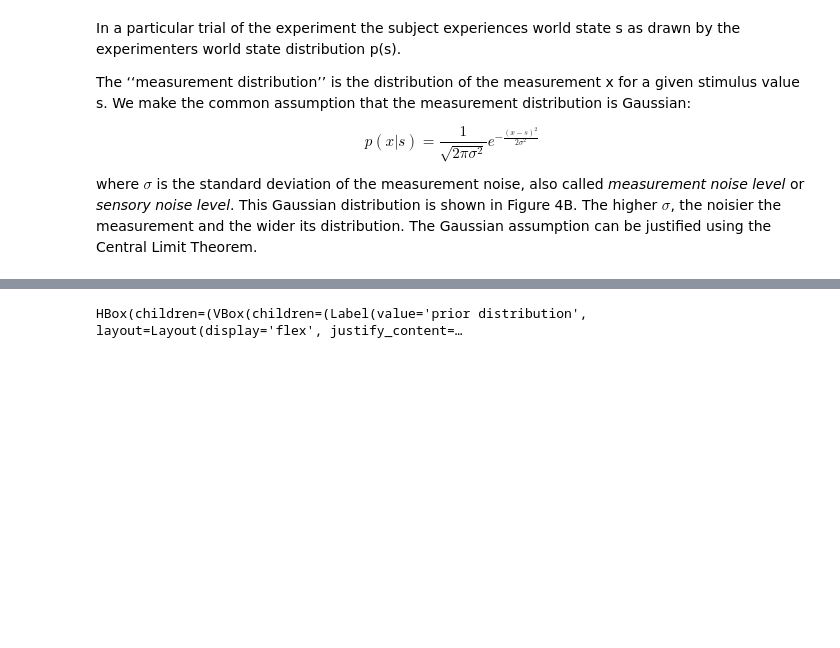
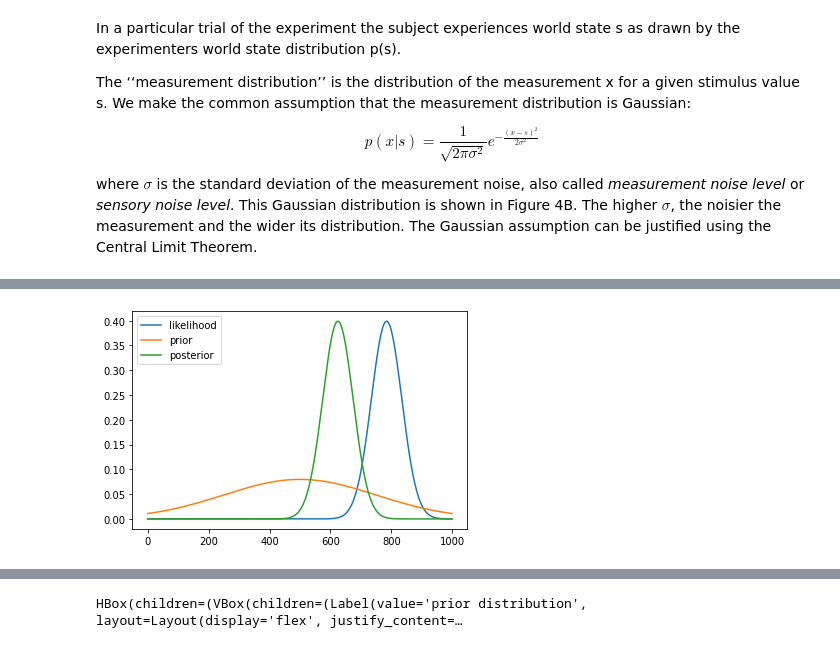
Before and after one commit to benjaminbeilharz/Perception-Action-Notebooks, a Jupyter notebook: 1_Bayesian_Decision_Models_A_Primer.ipynb, the cells around one changed output, grey strips where cells are left out. Cells and saved outputs as stored; diff of their text form; code cells hidden in the pictures; blank space fills up the shorter version.

```diff
--- a/1_Bayesian_Decision_Models_A_Primer.ipynb
+++ b/1_Bayesian_Decision_Models_A_Primer.ipynb
@@ -555,20 +565,24 @@ see that in order to compute the posterior, we need to compute the product of tw
 # %%
 '''
 Create the figure through numerical computation
 '''
 
 def gaussian(x, mu, sig):
     return 1./(np.sqrt(2.*np.pi)*sig)*np.exp(-np.power((x - mu)/sig, 2.)/2)
 
 x = np.linspace(-10, 10, 1000)
 
-likelihood = NotImplemented
-prior = NotImplemented
-posterior = NotImplemented
+likelihood = plt.plot(gaussian(x, 5.7, 1), label='likelihood')
+prior = plt.plot(gaussian(x, 0, 5), label='prior')
+posterior = plt.plot(gaussian(x, 2.5, 1), label='posterior')
 
 
 #
-plt.plot()
+# plt.xlim(-10, 10)
+plt.legend()
+plt.show()
+# %% [output]
+[figure, added]
 # %% [markdown]
 # Exploring the Inference
 
```
Also changed, not shown: parts of 12 cells of this notebook.
